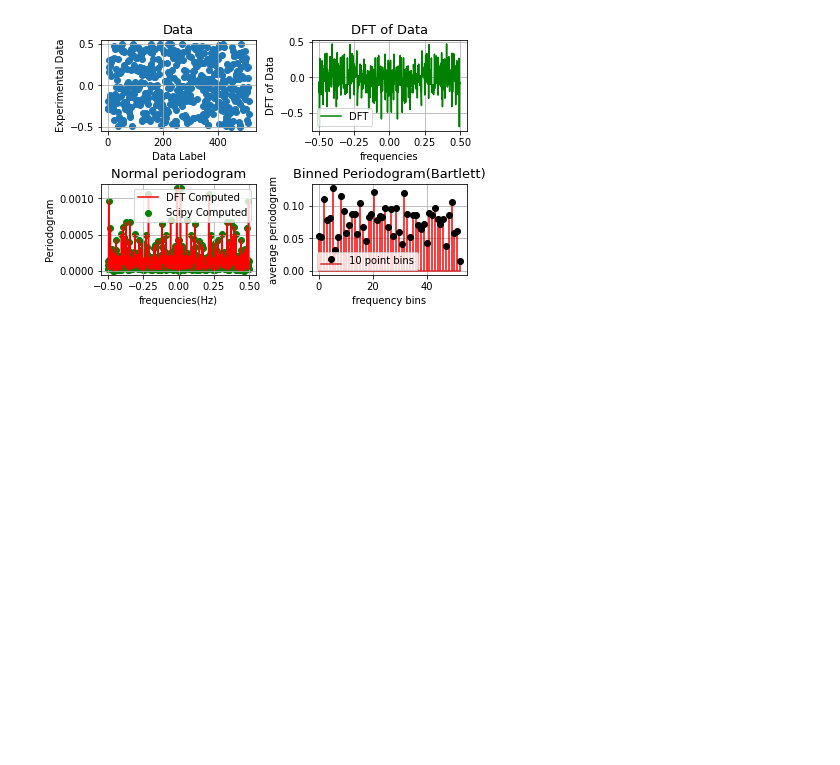
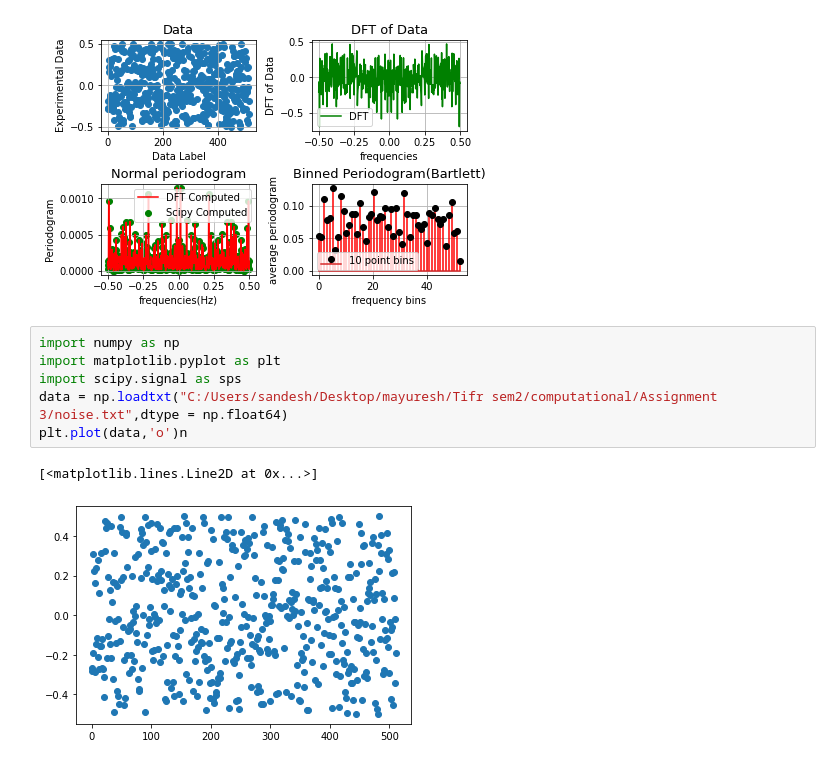
Before and after one commit to MayureshKanagal/Computational1, a Jupyter notebook: A3/A3(13).ipynb, the cells around one changed output. Saved outputs shown, nothing was run; the diff lists cells and outputs as text; blank space fills up the shorter version.

```diff
--- a/A3/A3(13).ipynb
+++ b/A3/A3(13).ipynb
@@ -76,3 +76,12 @@ bin_ft.grid()
 plt.show()
 # %% [output]
 [figure]
+# %%
+import numpy as np
+import matplotlib.pyplot as plt
+import scipy.signal as sps
+data = np.loadtxt("C:/Users/sandesh/Desktop/mayuresh/Tifr sem2/computational/Assignment 3/noise.txt",dtype = np.float64)
+plt.plot(data,'o')n
+# %% [output]
+[<matplotlib.lines.Line2D at 0x...>]
+[figure, added]
```
Also changed, not shown: 22 other files.
